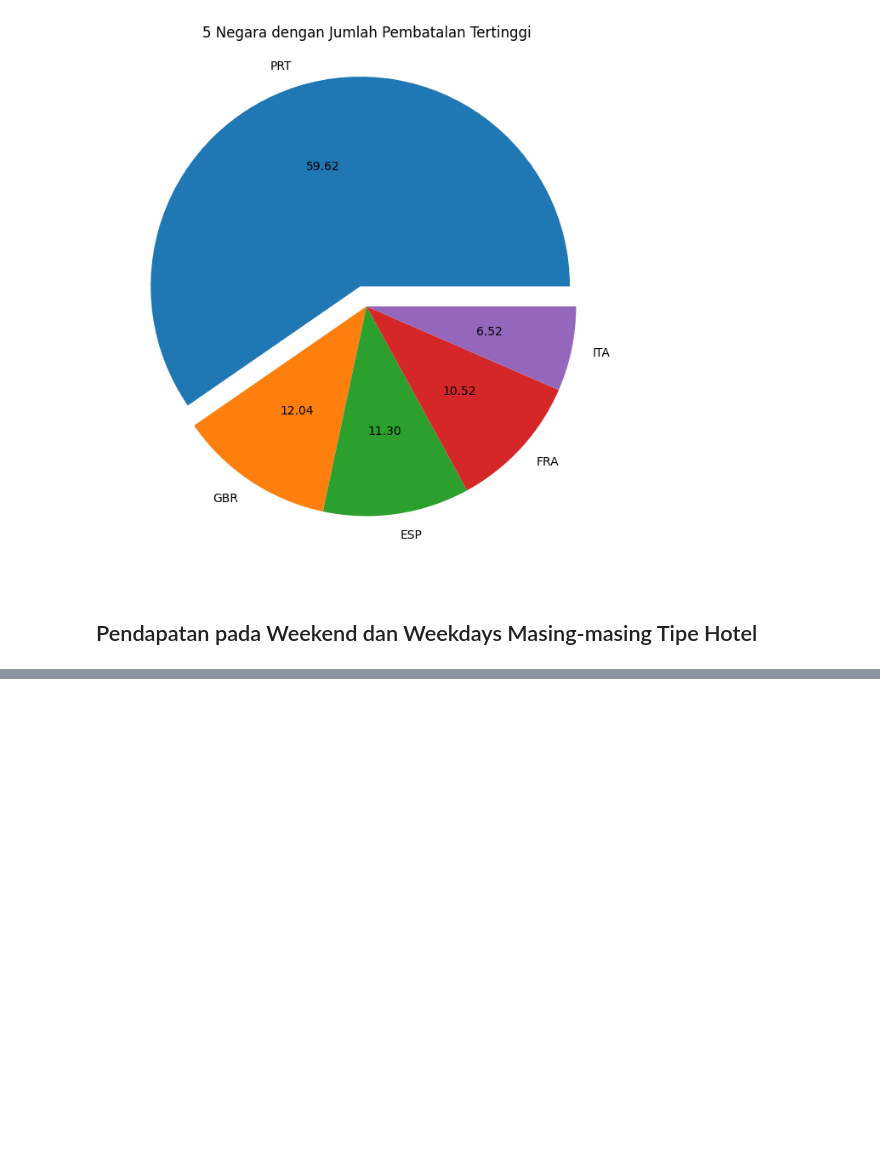
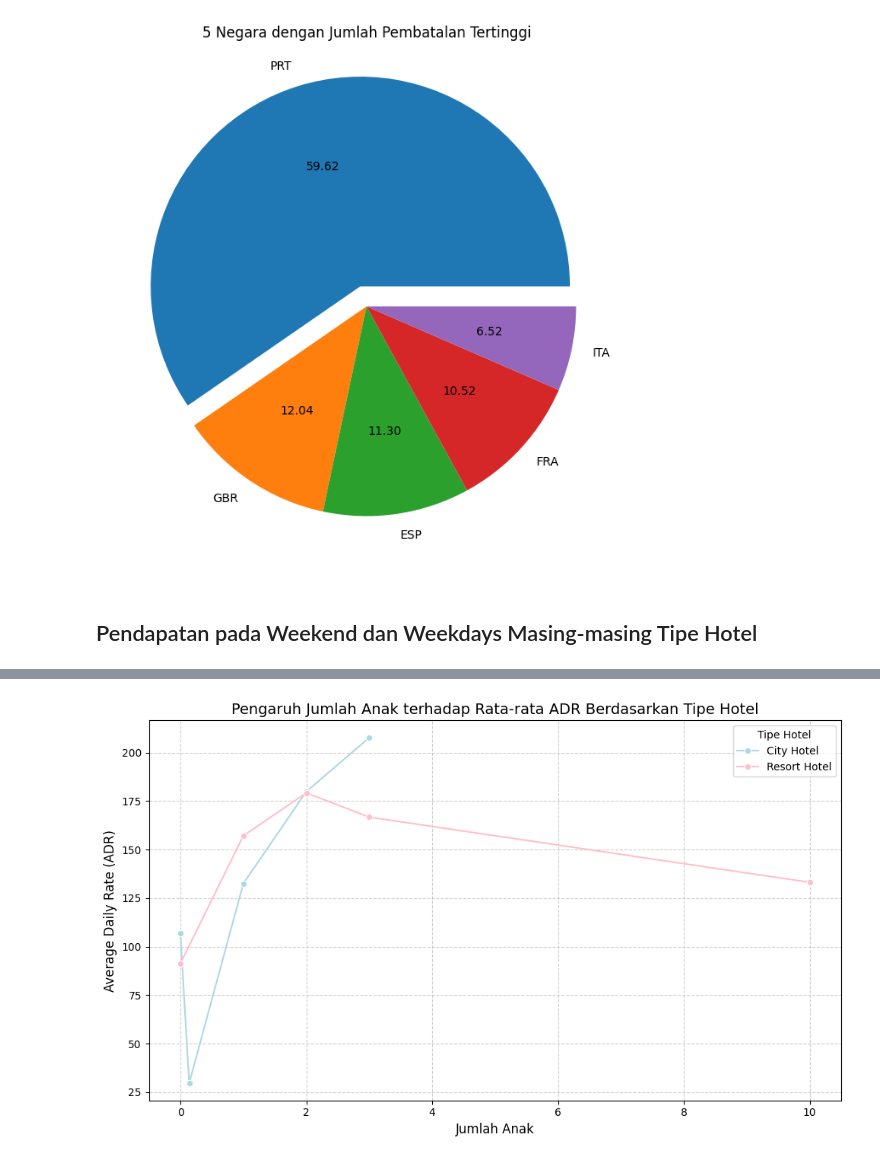
Before and after one commit to xyzaraa/hotel_analysis, a Jupyter notebook: hotel_analysis.ipynb, the cells around one changed output, grey strips where cells are left out. Cells and saved outputs as stored; diff of their text form; code cells hidden in the pictures; blank space fills up the shorter version.

```diff
--- a/hotel_analysis.ipynb
+++ b/hotel_analysis.ipynb
@@ -520,9 +475,0 @@ fig.show()
-# %%
-df['is_canceled_label'] = df['is_canceled'].replace({0: 'Not Cancelled', 1: 'Cancelled'})
-
-fig = px.violin(df, x='is_canceled_label', y='days_in_waiting_list', box=True, points='all', color='is_canceled_label')
-fig.update_layout(
-    xaxis_title='Cancellation Status',
-    yaxis_title='Days in Waiting List',
-)
-fig.show()
@@ -592,2 +475,0 @@ fig_adr_children.show()
-# %%
-df.drop(columns=['company', 'meal'], inplace=True)
@@ -607,0 +507,23 @@ Index(['hotel', 'is_canceled', 'lead_time', 'arrival_date_year',
+# %%
+grouped_data = df.groupby(['children', 'hotel'])['adr'].mean().reset_index()
+plt.figure(figsize=(10, 6))
+
+sns.lineplot(
+    data=grouped_data,
+    x='children',
+    y='adr',
+    hue='hotel',
+    marker='o',
+    palette=palette
+)
+
+plt.title('Pengaruh Jumlah Anak terhadap Rata-rata ADR Berdasarkan Tipe Hotel', fontsize=14)
+plt.xlabel('Jumlah Anak', fontsize=12)
+plt.ylabel('Average Daily Rate (ADR)', fontsize=12)
+plt.legend(title='Tipe Hotel', fontsize=10)
+plt.grid(visible=True, linestyle='--', alpha=0.6)
+
+plt.tight_layout()
+plt.show()
+# %% [output]
+[figure, added]
```
Also changed, not shown: parts of 80 cells of this notebook.
